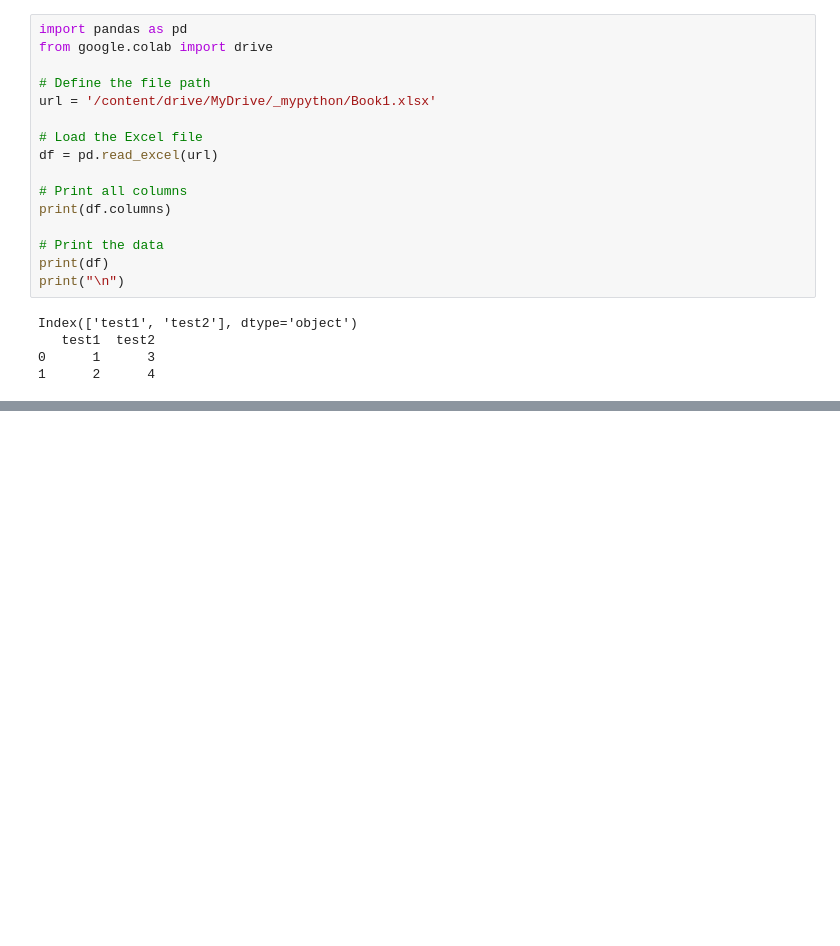
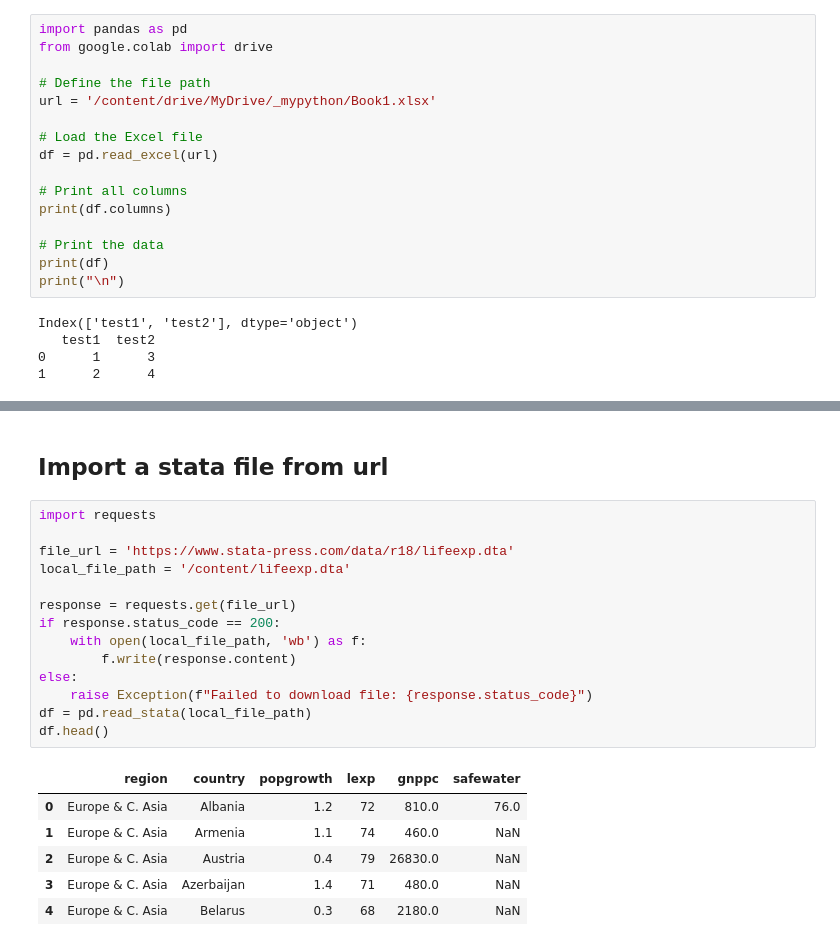
Before and after one commit to MayerAnnamaria/python-preprocessing, a Jupyter notebook: importing_files.ipynb, the cells around one changed output, grey strips where cells are left out. Cells and saved outputs as stored; diff of their text form; blank space fills up the shorter version.

```diff
--- a/importing_files.ipynb
+++ b/importing_files.ipynb
@@ -57,0 +113,23 @@ Index(['test1', 'test2'], dtype='object')
+# %% [markdown]
+## Import a stata file from url
+# %%
+import requests
+
+file_url = 'https://www.stata-press.com/data/r18/lifeexp.dta'
+local_file_path = '/content/lifeexp.dta'
+
+response = requests.get(file_url)
+if response.status_code == 200:
+    with open(local_file_path, 'wb') as f:
+        f.write(response.content)
+else:
+    raise Exception(f"Failed to download file: {response.status_code}")
+df = pd.read_stata(local_file_path)
+df.head()
+# %% [output]
+|  | region | country | popgrowth | lexp | gnppc | safewater |
+| 0 | Europe & C. Asia | Albania | 1.2 | 72 | 810.0 | 76.0 |
+| 1 | Europe & C. Asia | Armenia | 1.1 | 74 | 460.0 | NaN |
+| 2 | Europe & C. Asia | Austria | 0.4 | 79 | 26830.0 | NaN |
+| 3 | Europe & C. Asia | Azerbaijan | 1.4 | 71 | 480.0 | NaN |
+| 4 | Europe & C. Asia | Belarus | 0.3 | 68 | 2180.0 | NaN |
```
Also changed, not shown: parts of 7 cells of this notebook.
